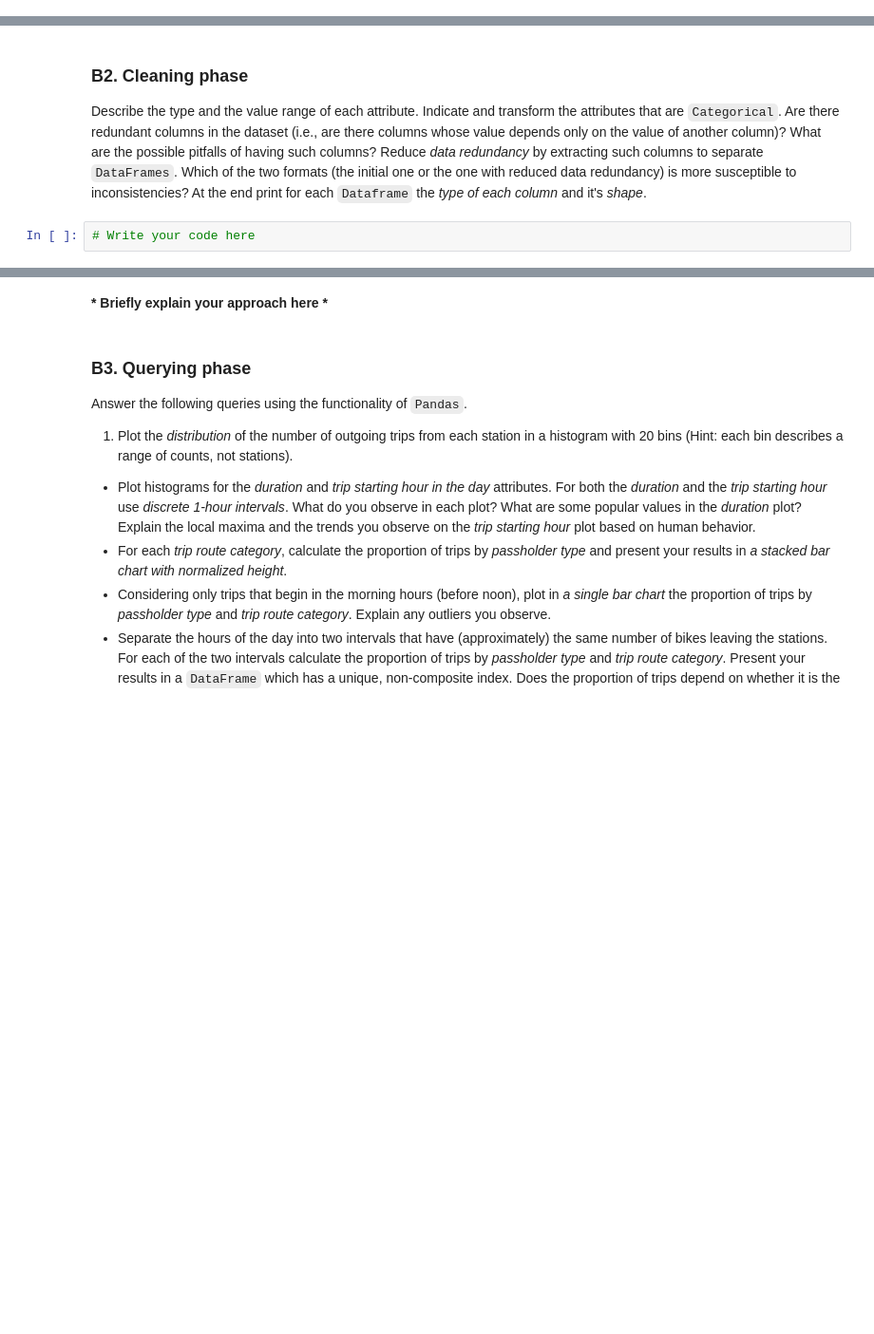
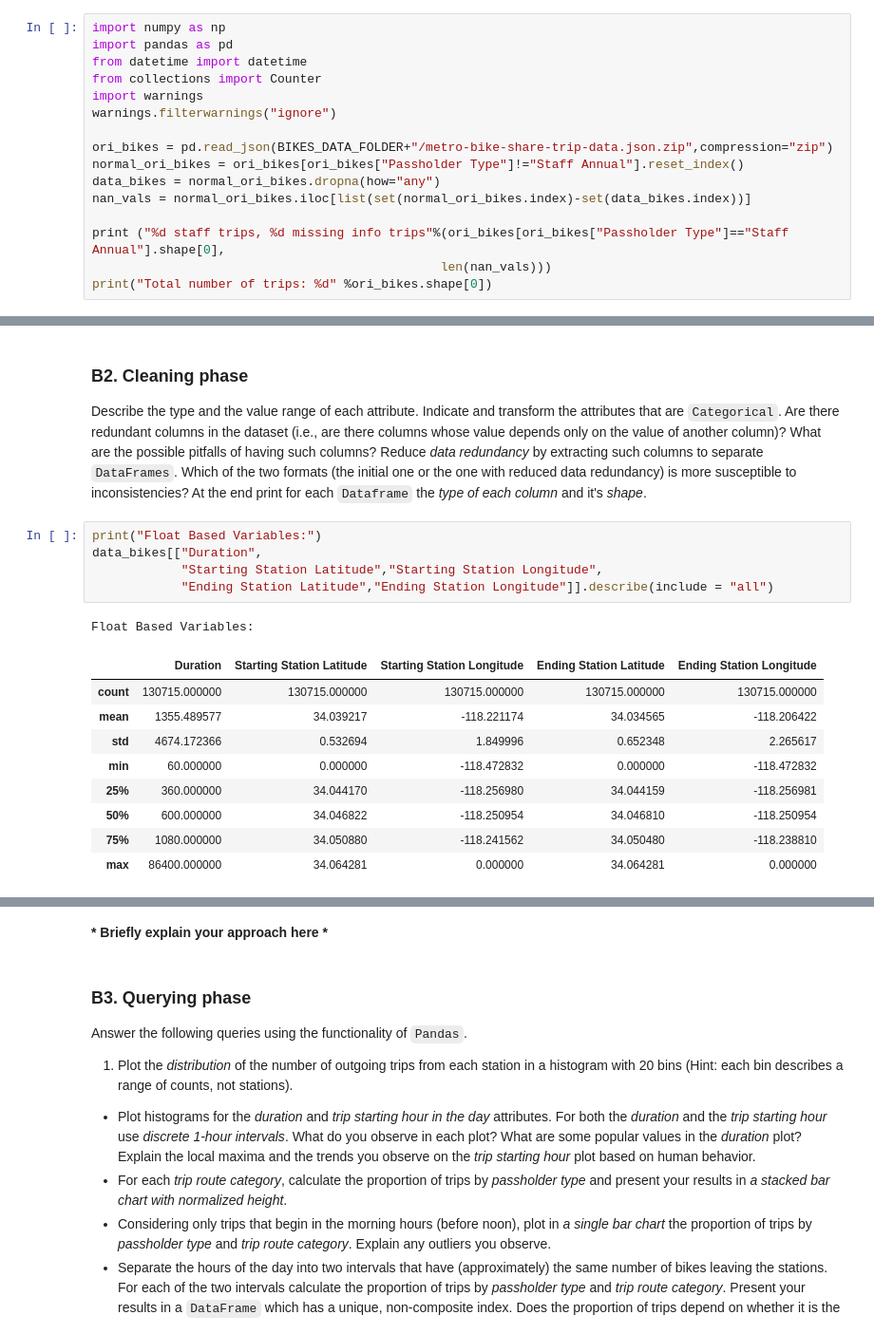
Before and after one commit to ibric/Homework1, a Jupyter notebook: Exercise 1.ipynb, the cells around one changed output, grey strips where cells are left out. Shown at 95% size. Saved outputs shown, nothing was run; the diff lists cells and outputs as text; blank space fills up the shorter version.

```diff
--- a/Exercise 1.ipynb
+++ b/Exercise 1.ipynb
@@ -151,0 +159,16 @@ BIKES_DATA_FOLDER = DATA_FOLDER + '/bikes'
+# %%
+import numpy as np
+import pandas as pd
+from datetime import datetime
+from collections import Counter
+import warnings
+warnings.filterwarnings("ignore")
+
+ori_bikes = pd.read_json(BIKES_DATA_FOLDER+"/metro-bike-share-trip-data.json.zip",compression="zip")
+normal_ori_bikes = ori_bikes[ori_bikes["Passholder Type"]!="Staff Annual"].reset_index()
+data_bikes = normal_ori_bikes.dropna(how="any")
+nan_vals = normal_ori_bikes.iloc[list(set(normal_ori_bikes.index)-set(data_bikes.index))]
+
+print ("%d staff trips, %d missing info trips"%(ori_bikes[ori_bikes["Passholder Type"]=="Staff Annual"].shape[0],
+                                               len(nan_vals)))
+print("Total number of trips: %d" %ori_bikes.shape[0])
@@ -152,5 +190,19 @@ BIKES_DATA_FOLDER = DATA_FOLDER + '/bikes'
 # %% [markdown]
 ### B2. Cleaning phase
 Describe the type and the value range of each attribute. Indicate and transform the attributes that are `Categorical`. Are there redundant columns in the dataset (i.e., are there columns whose value depends only on the value of another column)? What are the possible pitfalls of having such columns? Reduce *data redundancy* by extracting such columns to separate `DataFrames`. Which of the two formats (the initial one or the one with reduced data redundancy) is more susceptible to inconsistencies? At the end print for each `Dataframe` the *type of each column* and it's *shape*.
-# %%
-# Write your code here
+# %%
+print("Float Based Variables:")
+data_bikes[["Duration",
+            "Starting Station Latitude","Starting Station Longitude",
+            "Ending Station Latitude","Ending Station Longitude"]].describe(include = "all")
+# %% [output]
+Float Based Variables:
+|  | Duration | Starting Station Latitude | Starting Station Longitude | Ending Station Latitude | Ending Station Longitude |
+| count | 130715.000000 | 130715.000000 | 130715.000000 | 130715.000000 | 130715.000000 |
+| mean | 1355.489577 | 34.039217 | -118.221174 | 34.034565 | -118.206422 |
+| std | 4674.172366 | 0.532694 | 1.849996 | 0.652348 | 2.265617 |
+| min | 60.000000 | 0.000000 | -118.472832 | 0.000000 | -118.472832 |
+| 25% | 360.000000 | 34.044170 | -118.256980 | 34.044159 | -118.256981 |
+| 50% | 600.000000 | 34.046822 | -118.250954 | 34.046810 | -118.250954 |
+| 75% | 1080.000000 | 34.050880 | -118.241562 | 34.050480 | -118.238810 |
+| max | 86400.000000 | 34.064281 | 0.000000 | 34.064281 | 0.000000 |
```
Also changed, not shown: parts of 11 cells of this notebook.
